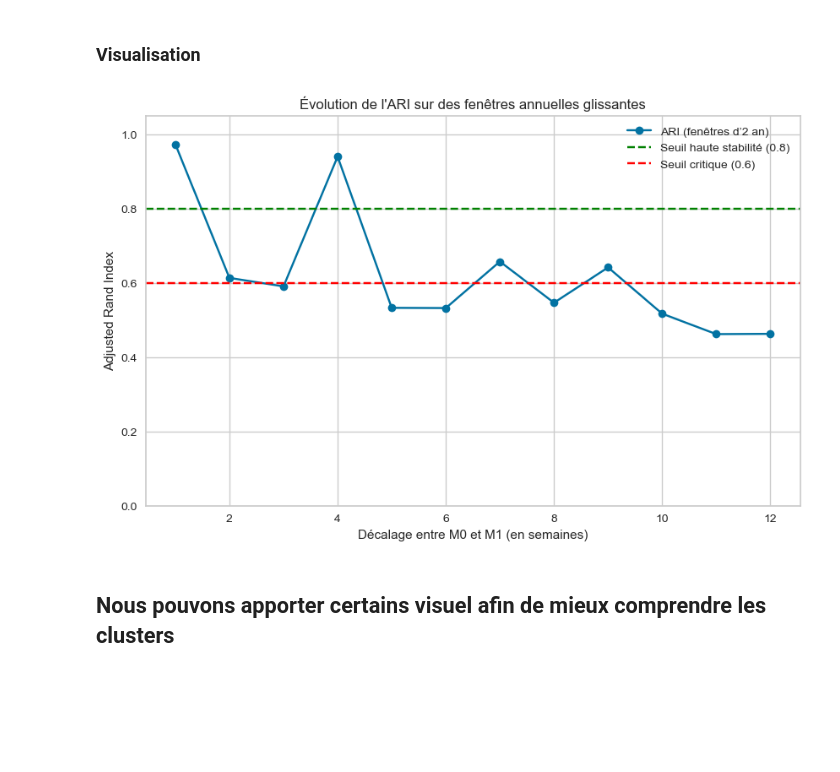
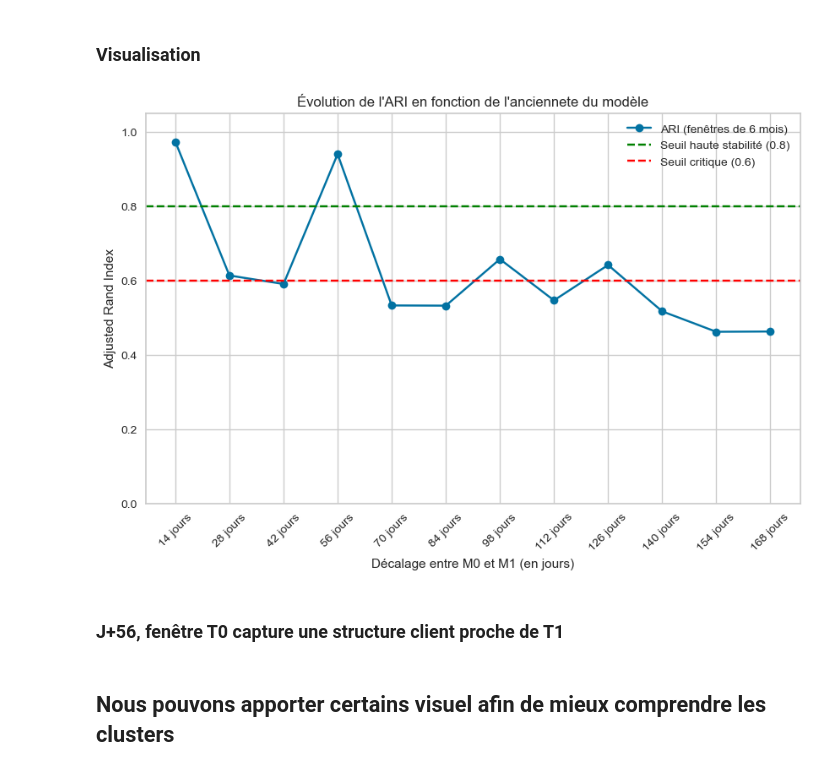
Before and after one commit to TheoChastrePradat/OC_DataScientist_P5, a Jupyter notebook: Projet_5/Script/segmentation_client.ipynb, the cells around one changed output. Cells and saved outputs as stored; diff of their text form; code cells hidden in the pictures; blank space fills up the shorter version.

```diff
--- a/Projet_5/Script/segmentation_client.ipynb
+++ b/Projet_5/Script/segmentation_client.ipynb
@@ -404,5 +424,5 @@ print(ke_visualizer.elbow_value_)
 # %%
-model_2 = KMeans(6)
+model_2 = KMeans(ke_visualizer.elbow_value_, random_state=42)
 s_visualizer = SilhouetteVisualizer(model_2)
 
 s_visualizer.fit(X_scaled)
@@ -1255,22 +1254,27 @@ ari_scores_year
 # %% [markdown]
 ### Visualisation
 # %%
-x_vals = [d // 14 for d, _ in ari_scores_year]
-y_vals = [a for _, a in ari_scores_year]
+# x_vals = [d // 7 for d, _ in ari_scores_year]
+# y_vals = [a for _, a in ari_scores_year]
+
+x_vals, y_vals = zip(*ari_scores_year)
 
 plt.figure(figsize=(10, 6))
-plt.plot(x_vals, y_vals, marker='o', label="ARI (fenêtres d’2 an)")
+plt.plot(x_vals, y_vals, marker='o', label="ARI (fenêtres de 6 mois)")
 plt.axhline(0.8, color='green', linestyle='--', label='Seuil haute stabilité (0.8)')
 plt.axhline(0.6, color='red', linestyle='--', label='Seuil critique (0.6)')
-plt.title("Évolution de l'ARI sur des fenêtres annuelles glissantes")
-plt.xlabel("Décalage entre M0 et M1 (en semaines)")
+plt.title("Évolution de l'ARI en fonction de l'anciennete du modèle")
+plt.xticks(x_vals, [f"{d} jours" for d in x_vals], rotation=45)
+plt.xlabel("Décalage entre M0 et M1 (en jours)")
 plt.ylabel("Adjusted Rand Index")
 plt.grid(True)
 plt.legend()
 plt.ylim(0, 1.05)
 plt.show()
 # %% [output]
-[figure, old version]
+[figure, new version]
+# %% [markdown]
+### J+56, fenêtre T0 capture une structure client proche de T1
 # %% [markdown]
 ## Nous pouvons apporter certains visuel afin de mieux comprendre les clusters
 # %%
```
Also changed, not shown: parts of 29 cells of this notebook.
